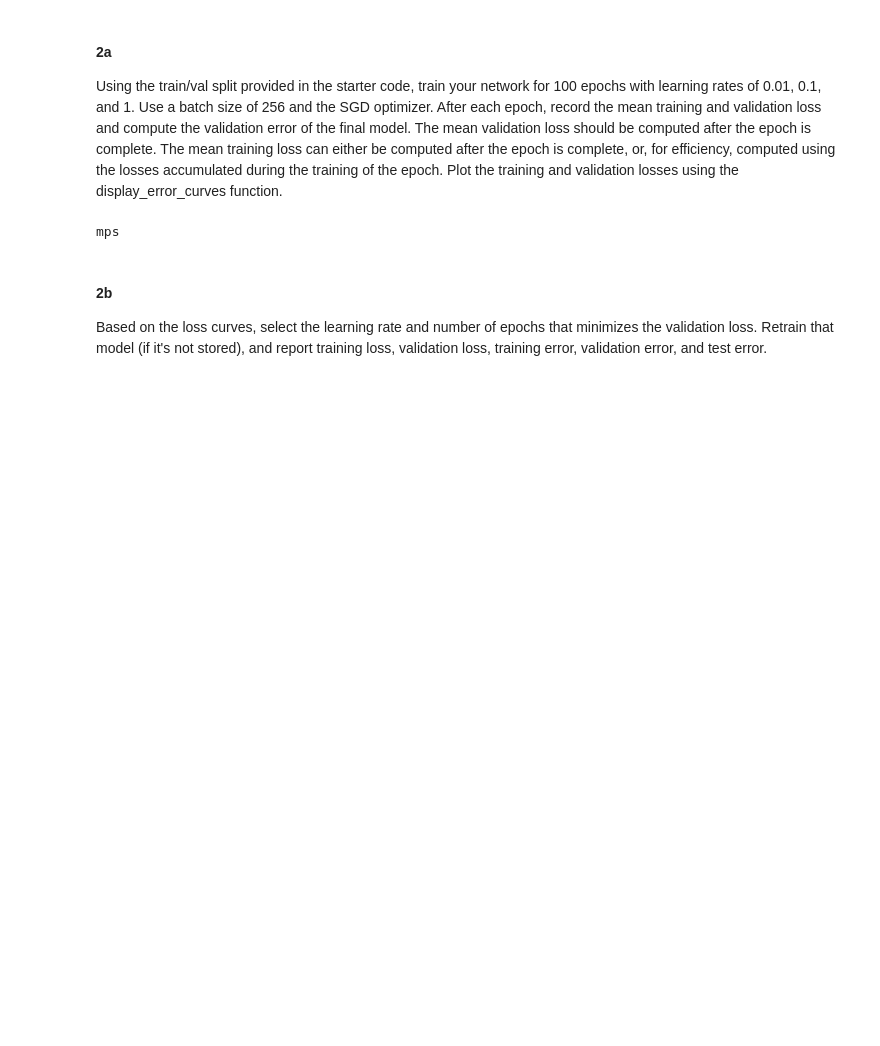
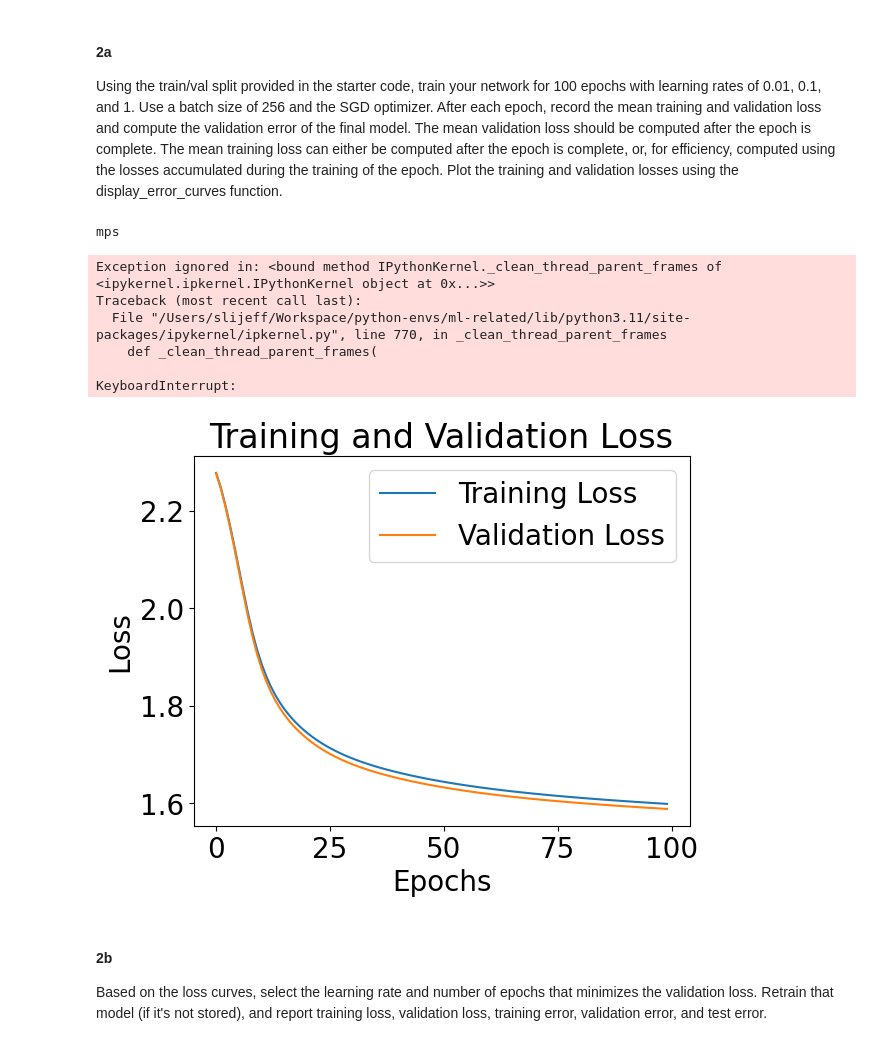
Before and after one commit to Slijeff/cs441, a Jupyter notebook: hw4/CS441_SP24_HW4_Starter.ipynb, the cells around one changed output. Cells and saved outputs as stored; diff of their text form; code cells hidden in the pictures; blank space fills up the shorter version.

```diff
--- a/hw4/CS441_SP24_HW4_Starter.ipynb
+++ b/hw4/CS441_SP24_HW4_Starter.ipynb
@@ -170,7 +170,7 @@ def display_error_curves(training_losses, validation_losses):
   Plots the training and validation loss curves
   training_losses and validation_losses should be lists or arrays of the same length
   """
-  num_epochs = length(training_losses)
+  num_epochs = len(training_losses)
 
   plt.plot(range(num_epochs), training_losses, label="Training Loss")
   plt.plot(range(num_epochs), validation_losses, label="Validation Loss")
@@ -188,11 +188,12 @@ def display_error_curves(training_losses, validation_losses):
 class MLP(nn.Module):
     def __init__(self, input_size, hidden_size, output_size):
         super(MLP, self).__init__()
-        self.layers = [
+        self.layers = nn.ModuleList([
             nn.Linear(input_size, hidden_size),
             nn.ReLU(),
-            nn.Linear(hidden_size, output_size)
-        ]
+            nn.Linear(hidden_size, output_size),
+            nn.Sigmoid()
+        ])
 
     def forward(self, x):
       # Needs code here
@@ -261,19 +283,34 @@ def evaluate_MLP(mlp, loader):
     return loss, 1-acc
 # %%
 # Code for running experiments
-
+%matplotlib inline
 print(device) # make sure you're using GPU instance
 torch.manual_seed(0) # to avoid randomness, but if you wanted to create an ensemble, you should not use a manual seed
 
 # TODO (set up dataloaders, and call training function)
 
-train_dataset = TensorDataset(torch.Tensor(x_train), torch.Tensor(y_train))
-val_dataset = TensorDataset(torch.Tensor(x_val), torch.Tensor(y_val))
+batch_size = 256
 
-train_dataloader = DataLoader(train_dataset)
-val_dataloader = DataLoader(val_dataset)
+train_dataset = TensorDataset(torch.Tensor(x_train), torch.Tensor(np.eye(10)[y_train]))
+val_dataset = TensorDataset(torch.Tensor(x_val), torch.Tensor(np.eye(10)[y_val]))
+
+train_dataloader = DataLoader(train_dataset, batch_size=batch_size, shuffle=True)
+# val_dataloader = DataLoader(val_dataset, batch_size=batch_size, shuffle=True)
+val_dataloader = DataLoader(val_dataset, batch_size=2000, shuffle=False)
+
+trained_models = []
+for lr in [0.001, 0.01, 0.1, 1]:
+    trained_models.append(train_MLP_mnist(train_dataloader, val_dataloader, device, lr=lr, num_epochs=100))
+    break
 # %% [output]
 mps
+Exception ignored in: <bound method IPythonKernel._clean_thread_parent_frames of <ipykernel.ipkernel.IPythonKernel object at 0x...>>
+Traceback (most recent call last):
+  File "/Users/slijeff/Workspace/python-envs/ml-related/lib/python3.11/site-packages/ipykernel/ipkernel.py", line 770, in _clean_thread_parent_frames
+    def _clean_thread_parent_frames(
+
+KeyboardInterrupt:
+[figure, added]
 # %% [markdown]
 #### 2b
 Based on the loss curves, select the learning rate and number of epochs that minimizes the validation loss.  Retrain that model (if it's not stored), and report training loss, validation loss, training error, validation error, and test error.
```
Also changed, not shown: parts of 4 cells of this notebook, 1 other file.
